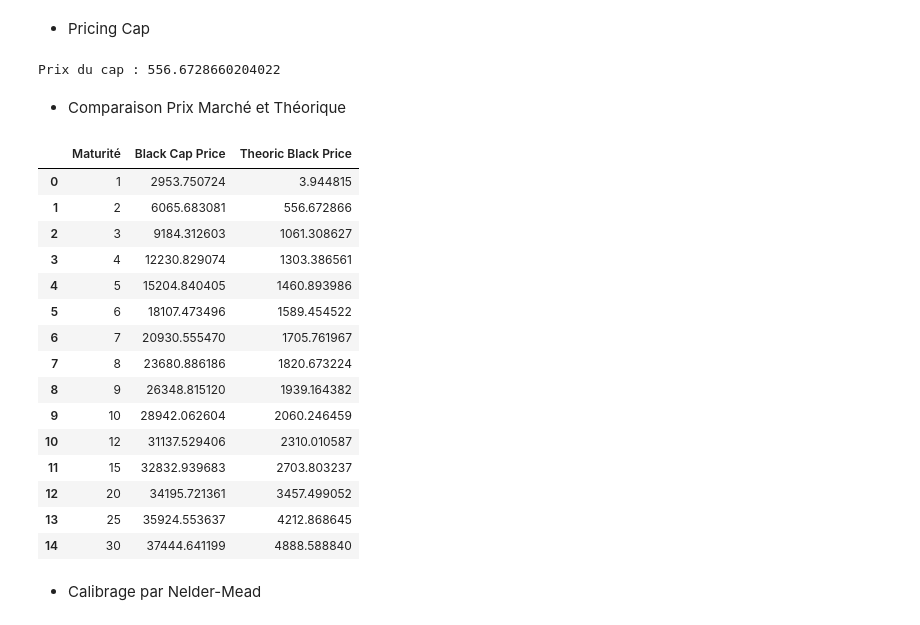
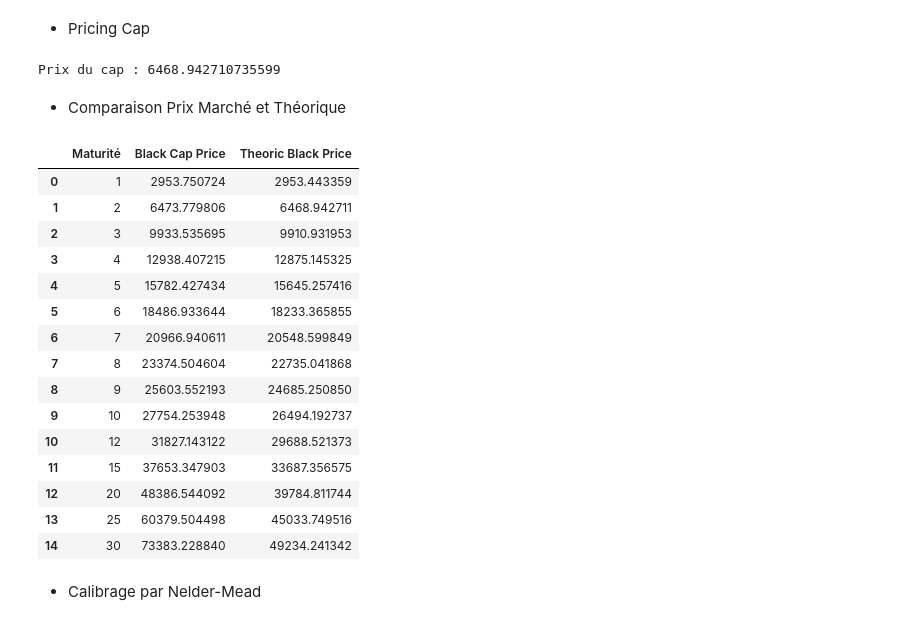
Before and after one commit to massine-djn/StatApp_GSE, a Jupyter notebook: notebook.ipynb, the cells around one changed output. Drawn from its saved outputs; the diff is of its cells as text; code cells hidden in the pictures.

```diff
--- a/notebook.ipynb
+++ b/notebook.ipynb
@@ -502,26 +477,29 @@ def theoric_black_cap_price(T, a, b, sigma, eta, rho, N = 1000000, K=0.03):
 
     # caplets_maturities = np.arange(1, T+1, 1)
 
-    caplets_maturities = [ s for s in range(1,T+1) if s in df_implied_volatility["Maturity"].values]
-    tau = np.ones_like(caplets_maturities)
-    sigma_a_b_ = sigma_a_b(0, T, a, b, sigma, eta, rho)
-    K = strike(T)
-    zero_coupon_prices = {T_i : prix_zero_coupon(0, T_i, a, b, sigma, eta, rho, x, y) for T_i in caplets_maturities}
-    P = [zero_coupon_prices[T_i] for T_i in caplets_maturities]
-    F = [forward_rate_G2pp(t-1, t, a, b, sigma, eta, rho, x,y) for t in caplets_maturities]
-    # F = [simple_forward_rate_G2pp(0, t-1, 1, a, b, sigma, eta, rho, x,y) for t in caplets_maturities]
+    # # caplets_maturities = [ s for s in range(1,T+1) if s in df_implied_volatility["Maturity"].values]
+    # tau = np.ones_like(caplets_maturities)
+    # sigma_a_b_ = sigma_a_b(0, T, a, b, sigma, eta, rho)
+    # K = strike(T)
+    # zero_coupon_prices = {T_i : prix_zero_coupon(0, T_i, a, b, sigma, eta, rho, x, y) for T_i in caplets_maturities}
+    # P = [zero_coupon_prices[T_i] for T_i in caplets_maturities]
+    # F = [forward_rate_G2pp(t-1, t, a, b, sigma, eta, rho, x,y) for t in caplets_maturities]
+    # # F = [simple_forward_rate_G2pp(0, t-1, 1, a, b, sigma, eta, rho, x,y) for t in caplets_maturities]
 
-    assert len(caplets_maturities) == len(P) == len(F) == len(tau), ("Les tailles des entrées ne correspondent pas !"
-                                                                     f"Tailles : {len(caplets_maturities)}, {len(P)}, {len(F)}, {len(tau)}")
-    cap_price = 0.0
-    caplet_prices = []
-    for i in range(0, len(caplets_maturities)):
-        v_i = sigma_a_b_ * np.sqrt(caplets_maturities[i])
-        d1 = (np.log(F[i] / K) + 0.5 * v_i**2) / v_i
-        d2 = d1 - v_i
-        caplet_price = 1000000 * P[i] * tau[i] * (F[i] * norm.cdf(d1) - K * norm.cdf(d2))
-        caplet_prices.append(caplet_price)
-        cap_price += caplet_price
+    # assert len(caplets_maturities) == len(P) == len(F) == len(tau), ("Les tailles des entrées ne correspondent pas !"
+    #                                                                  f"Tailles : {len(caplets_maturities)}, {len(P)}, {len(F)}, {len(tau)}")
+    # cap_price = 0.0
+    # caplet_prices = []
+    # for i in range(0, len(caplets_maturities)):
+    #     v_i = sigma_a_b_ * np.sqrt(caplets_maturities[i])
+    #     d1 = (np.log(F[i] / K) + 0.5 * v_i**2) / v_i
+    #     d2 = d1 - v_i
+    #     caplet_price = 1000000 * P[i] * tau[i] * (F[i] * norm.cdf(d1) - K * norm.cdf(d2))
+    #     caplet_prices.append(caplet_price)
+    #     cap_price += caplet_price
+    implied_volatility = df_implied_volatility[df_implied_volatility["Maturity"] == T]["Implied Volatility"].values[0]  # Volatilité implicite du cap
+    Var = V(0, T, a, b, sigma, eta, rho)
+    cap_price = black_cap_price(T, implied_volatility) * np.exp(-0.5 * Var)
 
     return cap_price
 
@@ -529,38 +507,38 @@ T = 2
 theoric_cap_price = theoric_black_cap_price(T, a, b, sigma, eta, rho)
 print(f"Prix du cap : {theoric_cap_price}")
 # %% [output]
-Prix du cap : 556.6728660204022
+Prix du cap : 6468.942710735599
 # %% [markdown]
 - Comparaison Prix Marché et Théorique
 # %%
 # Calcul des prix des caps pour toutes les maturités dans df_implied_volatility
 results = []
 for maturity in df_implied_volatility["Maturity"]:
-    implied_vol = df_implied_volatility[df_implied_volatility["Maturity"] <= maturity]["Implied Volatility"].values
+    implied_vol = df_implied_volatility[df_implied_volatility["Maturity"] == maturity]["Implied Volatility"].values[0]
     black_price = black_cap_price(maturity,implied_vol, 1000000, 0.03)
     theoric_price = theoric_black_cap_price(maturity, a, b, sigma, eta, rho)
     results.append([maturity, black_price, theoric_price])
 
 # Création du DataFrame
 df_results = pd.DataFrame(results, columns=["Maturité", "Black Cap Price", "Theoric Black Price"])
 df_results
 # %% [output]
 |  | Maturité | Black Cap Price | Theoric Black Price |
-| 0 | 1 | 2953.750724 | 3.944815 |
-| 1 | 2 | 6065.683081 | 556.672866 |
-| 2 | 3 | 9184.312603 | 1061.308627 |
-| 3 | 4 | 12230.829074 | 1303.386561 |
-| 4 | 5 | 15204.840405 | 1460.893986 |
-| 5 | 6 | 18107.473496 | 1589.454522 |
-| 6 | 7 | 20930.555470 | 1705.761967 |
-| 7 | 8 | 23680.886186 | 1820.673224 |
-| 8 | 9 | 26348.815120 | 1939.164382 |
-| 9 | 10 | 28942.062604 | 2060.246459 |
-| 10 | 12 | 31137.529406 | 2310.010587 |
-| 11 | 15 | 32832.939683 | 2703.803237 |
-| 12 | 20 | 34195.721361 | 3457.499052 |
-| 13 | 25 | 35924.553637 | 4212.868645 |
-| 14 | 30 | 37444.641199 | 4888.588840 |
+| 0 | 1 | 2953.750724 | 2953.443359 |
+| 1 | 2 | 6473.779806 | 6468.942711 |
+| 2 | 3 | 9933.535695 | 9910.931953 |
+| 3 | 4 | 12938.407215 | 12875.145325 |
+| 4 | 5 | 15782.427434 | 15645.257416 |
+| 5 | 6 | 18486.933644 | 18233.365855 |
+| 6 | 7 | 20966.940611 | 20548.599849 |
+| 7 | 8 | 23374.504604 | 22735.041868 |
+| 8 | 9 | 25603.552193 | 24685.250850 |
+| 9 | 10 | 27754.253948 | 26494.192737 |
+| 10 | 12 | 31827.143122 | 29688.521373 |
+| 11 | 15 | 37653.347903 | 33687.356575 |
+| 12 | 20 | 48386.544092 | 39784.811744 |
+| 13 | 25 | 60379.504498 | 45033.749516 |
+| 14 | 30 | 73383.228840 | 49234.241342 |
 # %% [markdown]
 - Calibrage par Nelder-Mead
 # %%
```
Also changed, not shown: parts of 11 cells of this notebook, 1 other file.
